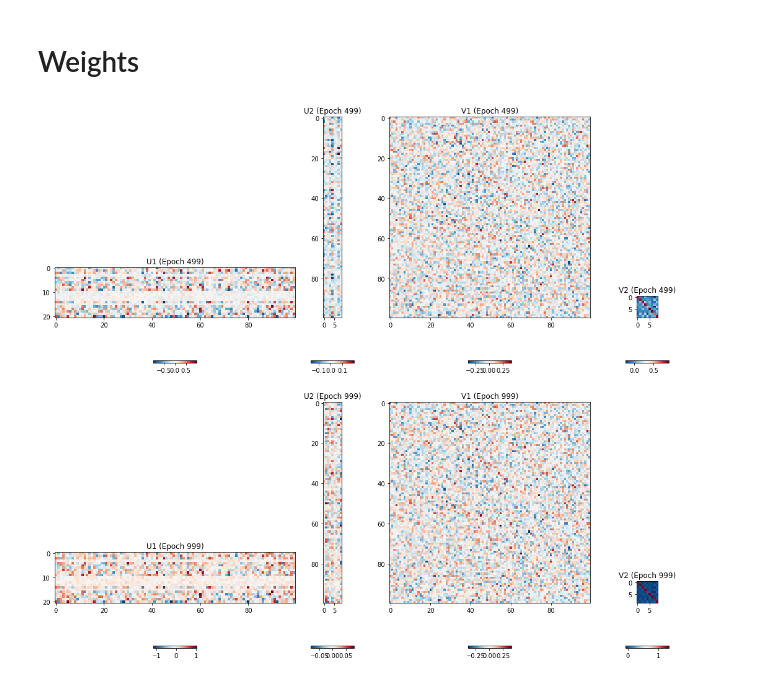
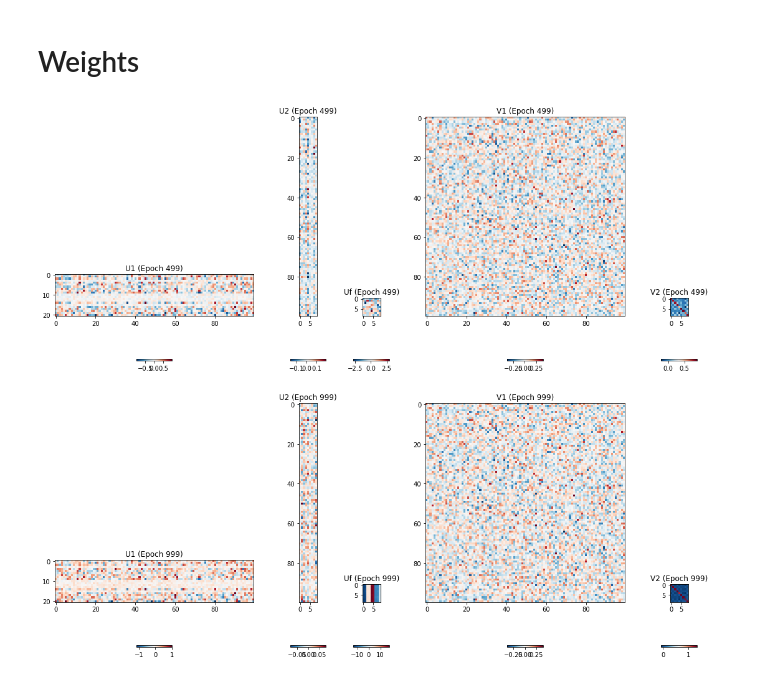
Before and after one commit to monicaycli/predictive_coding, a Jupyter notebook: toy_model_kalman_variant_3a.ipynb, the cells around one changed output. Saved outputs shown, nothing was run; the diff lists cells and outputs as text; code cells hidden in the pictures.

Commit message:
fix weight plots (add U3 and Uf)

```diff
--- a/toy_model_kalman_variant_3a.ipynb
+++ b/toy_model_kalman_variant_3a.ipynb
@@ -437,38 +437,41 @@ ALL_WEIGHTS_DF = output_train_df.loc[(output_train_df.index == output_train_df.i
 ALL_WEIGHTS_DF = ALL_WEIGHTS_DF.reset_index(drop=True)
 # %%
 # subplots settings
-ncols = 4
+ncols = 5
 nrows = len(ALL_WEIGHTS_DF.index)
 
-weight_shape_list = [U1.shape, U2.shape, V1.shape, V2.shape]
+weight_shape_list = [U1.shape, U2.shape, Uf.shape, V1.shape, V2.shape]
 
 subplot_x = sum([x[1] for x in weight_shape_list]) / 15
 subplot_y = max([x[0] for x in weight_shape_list]) / 15
 min_x = min([x[1] for x in weight_shape_list])
 
 fig, axes = plt.subplots(nrows, ncols, figsize=(subplot_x, subplot_y*nrows),
                          gridspec_kw={'width_ratios': [x[1] for x in weight_shape_list]})
 
 # fig, axes = plt.subplots(nrows, ncols, figsize=(20, 4*nrows))
 
 cmap = "RdBu_r"
 
 for x in range(axes.shape[0]):
     im_0 = axes[x, 0].imshow(ALL_WEIGHTS_DF.U1_hat[x], cmap=cmap)
     im_1 = axes[x, 1].imshow(ALL_WEIGHTS_DF.U2_hat[x], cmap=cmap)
-    im_2 = axes[x, 2].imshow(ALL_WEIGHTS_DF.V1_hat[x], cmap=cmap)
-    im_3 = axes[x, 3].imshow(ALL_WEIGHTS_DF.V2_hat[x], cmap=cmap)
+    im_2 = axes[x, 2].imshow(ALL_WEIGHTS_DF.Uf_hat[x], cmap=cmap)
+    im_3 = axes[x, 3].imshow(ALL_WEIGHTS_DF.V1_hat[x], cmap=cmap)
+    im_4 = axes[x, 4].imshow(ALL_WEIGHTS_DF.V2_hat[x], cmap=cmap)
 
     axes[x, 0].set_title("U1 (Epoch {})".format(ALL_WEIGHTS_DF.epoch[x]))
     axes[x, 1].set_title("U2 (Epoch {})".format(ALL_WEIGHTS_DF.epoch[x]))
-    axes[x, 2].set_title("V1 (Epoch {})".format(ALL_WEIGHTS_DF.epoch[x]))
-    axes[x, 3].set_title("V2 (Epoch {})".format(ALL_WEIGHTS_DF.epoch[x]))
+    axes[x, 2].set_title("Uf (Epoch {})".format(ALL_WEIGHTS_DF.epoch[x]))
+    axes[x, 3].set_title("V1 (Epoch {})".format(ALL_WEIGHTS_DF.epoch[x]))
+    axes[x, 4].set_title("V2 (Epoch {})".format(ALL_WEIGHTS_DF.epoch[x]))
 
     fig.colorbar(im_0, ax=axes[x, 0], orientation="horizontal", shrink=2*min_x/U1.shape[1]);
     fig.colorbar(im_1, ax=axes[x, 1], orientation="horizontal", shrink=2*min_x/U2.shape[1]);
-    fig.colorbar(im_2, ax=axes[x, 2], orientation="horizontal", shrink=2*min_x/V1.shape[1]);
-    fig.colorbar(im_3, ax=axes[x, 3], orientation="horizontal", shrink=2*min_x/V2.shape[1]);
+    fig.colorbar(im_2, ax=axes[x, 2], orientation="horizontal", shrink=2*min_x/Uf.shape[1]);
+    fig.colorbar(im_3, ax=axes[x, 3], orientation="horizontal", shrink=2*min_x/V1.shape[1]);
+    fig.colorbar(im_4, ax=axes[x, 4], orientation="horizontal", shrink=2*min_x/V2.shape[1]);
 
 plt.tight_layout()
 # %% [output]
-[figure, old version]
+[figure, new version]
```
Also changed, not shown: 1 other file.
